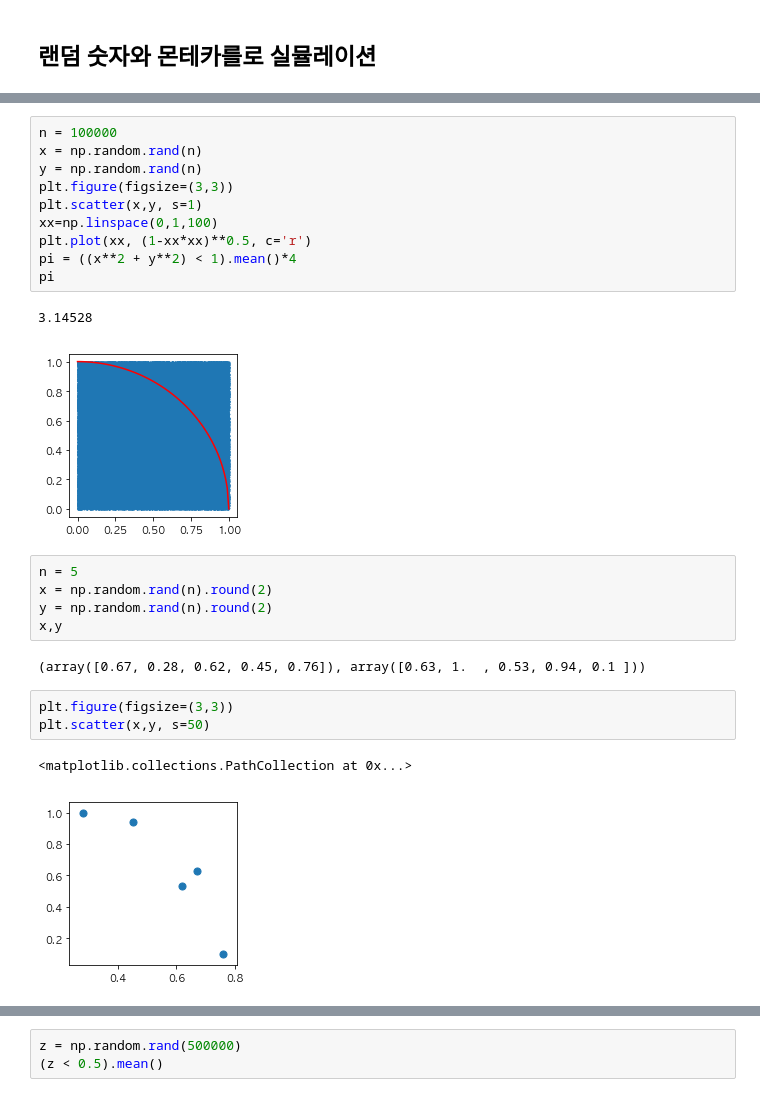
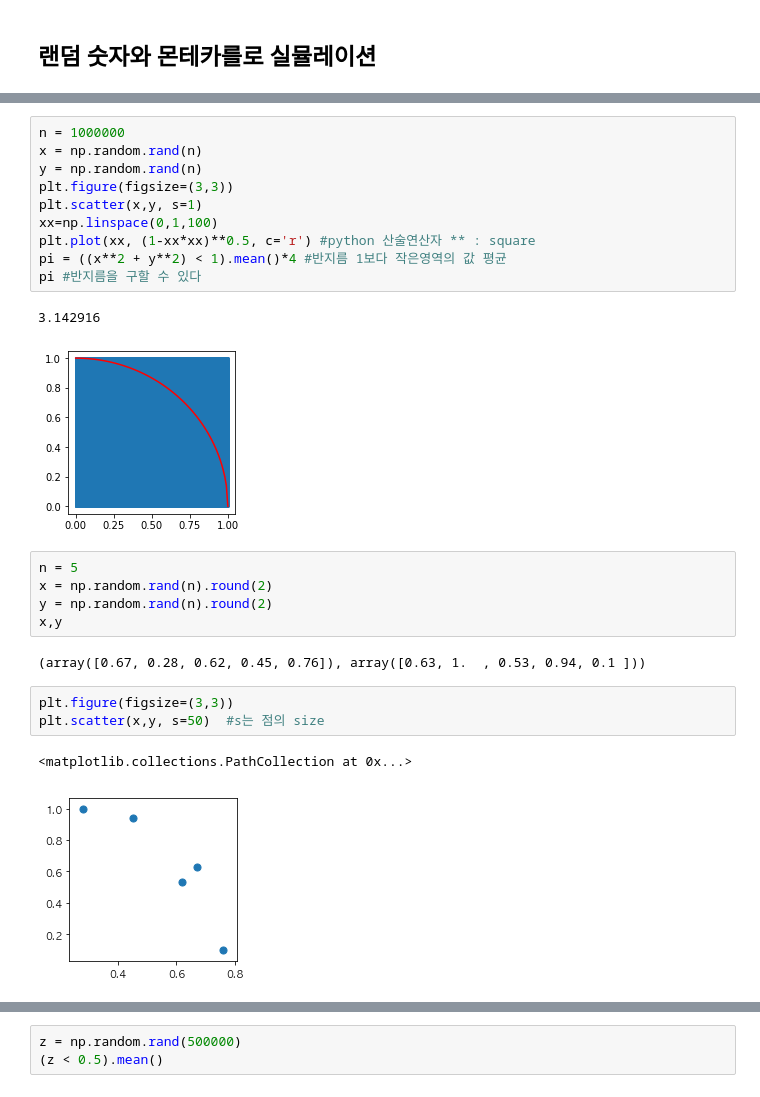
Before and after one commit to jet345/LG_AIClass, a Jupyter notebook: g_01_파이선기초_0722.ipynb, the cells around one changed output, grey strips where cells are left out. Drawn from its saved outputs; the diff is of its cells as text.

```diff
--- a/g_01_파이선기초_0722.ipynb
+++ b/g_01_파이선기초_0722.ipynb
@@ -327,16 +408,16 @@ my_func(5)
 # %%
-n = 100000
+n = 1000000
 x = np.random.rand(n)
 y = np.random.rand(n)
 plt.figure(figsize=(3,3))
 plt.scatter(x,y, s=1)
 xx=np.linspace(0,1,100)
-plt.plot(xx, (1-xx*xx)**0.5, c='r')
-pi = ((x**2 + y**2) < 1).mean()*4
-pi
+plt.plot(xx, (1-xx*xx)**0.5, c='r') #python 산술연산자 ** : square
+pi = ((x**2 + y**2) < 1).mean()*4 #반지름 1보다 작은영역의 값 평균
+pi #반지름을 구할 수 있다
 # %% [output]
-3.14528
+3.142916
-[figure, old version]
+[figure, new version]
 # %%
 n = 5
 x = np.random.rand(n).round(2)
@@ -346,7 +427,7 @@ x,y
 (array([0.67, 0.28, 0.62, 0.45, 0.76]), array([0.63, 1.  , 0.53, 0.94, 0.1 ]))
 # %%
 plt.figure(figsize=(3,3))
-plt.scatter(x,y, s=50)
+plt.scatter(x,y, s=50)  #s는 점의 size
 # %% [output]
 <matplotlib.collections.PathCollection at 0x...>
 [figure]
```
Also changed, not shown: parts of 24 cells of this notebook.
